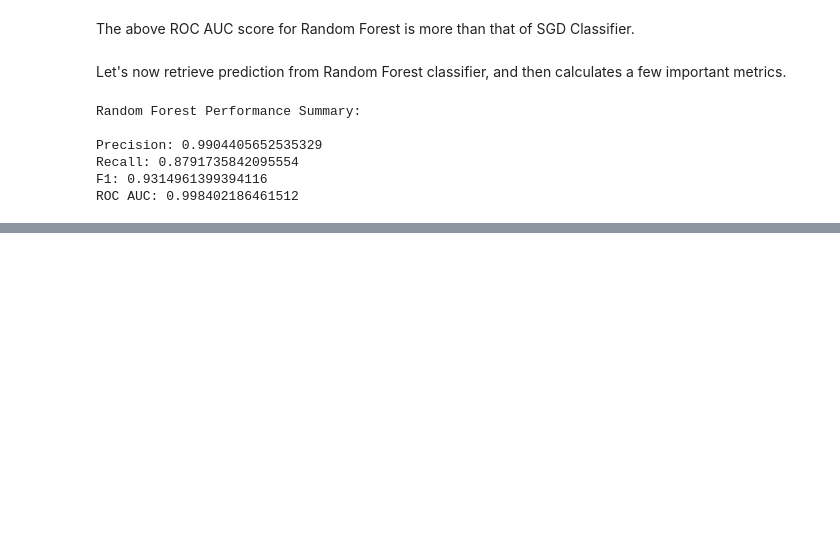
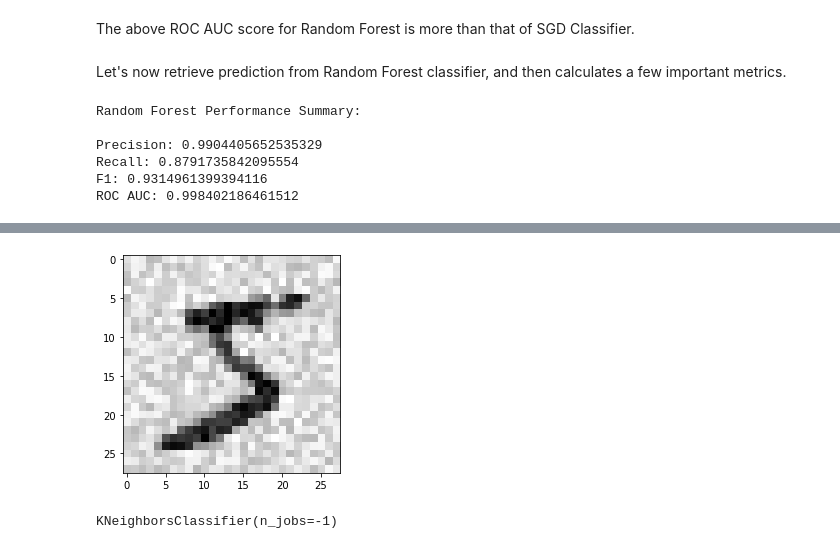
Before and after one commit to PradipKumarDas/Teaching, a Jupyter notebook: Machine_Learning_Course_18AI61/02_classification.ipynb, the cells around one changed output, grey strips where cells are left out. Saved outputs shown, nothing was run; the diff lists cells and outputs as text; code cells hidden in the pictures; blank space fills up the shorter version.

```diff
--- a/Machine_Learning_Course_18AI61/02_classification.ipynb
+++ b/Machine_Learning_Course_18AI61/02_classification.ipynb
@@ -402,0 +556,12 @@ ROC AUC: 0.998402186461512
+# %%
+# Let's create labels indicating if the instance if even or odd.
+y_train_odd = (y_train % 2 == 1)
+
+# Combining both the labels
+y_train_multi = np.c_[y_train, y_train_odd]
+# %%
+# Instantiate classifier
+knn_clf = KNeighborsClassifier(n_jobs=-1)
+
+# Fits the model
+knn_clf.fit(X_train, y_train_multi)
@@ -402,0 +583,35 @@ ROC AUC: 0.998402186461512
+# %%
+# Prepares data set
+
+# Creates noise for training data
+noise = np.random.randint(0, 100, (len(X_train), 784))
+
+# Adds the noise to traning data
+X_train_noise = X_train + noise
+
+# Creates noise for testing data
+noise = np.random.randint(0, 100, (len(X_test), 784))
+
+# Adds the noise to testing data
+X_test_noise = X_test + noise
+
+# Sets clean images as train and test label
+y_train_clean = X_train
+y_test_clean = X_test
+# %%
+# Let's show how a noisy image looks like
+
+plt.imshow(X_train_noise[:1].reshape(28, 28), cmap="binary")
+plt.show()
+# %% [output]
+[figure, added]
+# %%
+# Now, train a classifier to remove the noise from the images
+
+# Instantiate classifier
+knn_clf = KNeighborsClassifier(n_jobs=-1)
+
+# Fits the model
+knn_clf.fit(X_train_noise, y_train_clean)
+# %% [output]
+KNeighborsClassifier(n_jobs=-1)
```
Also changed, not shown: parts of 39 cells of this notebook.
